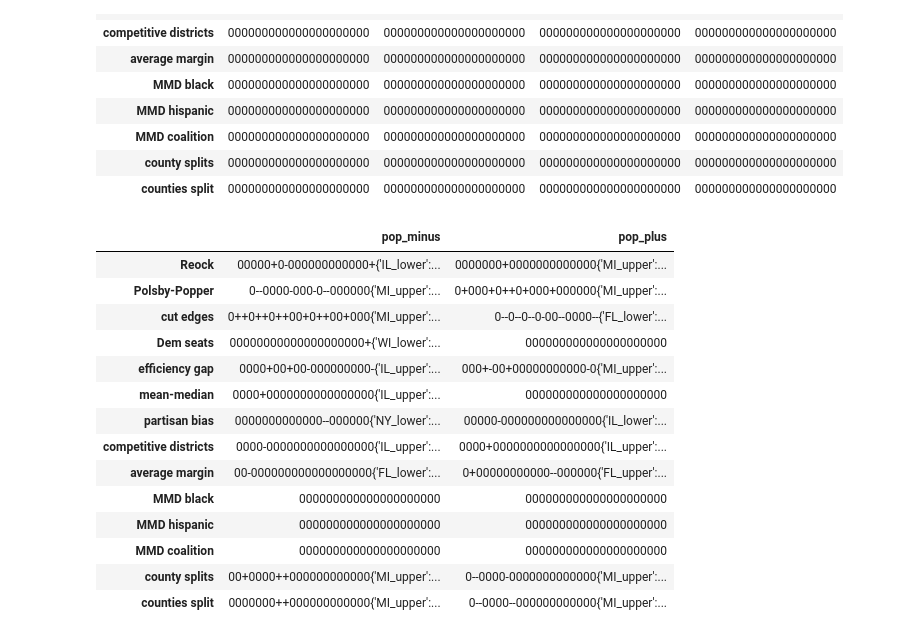
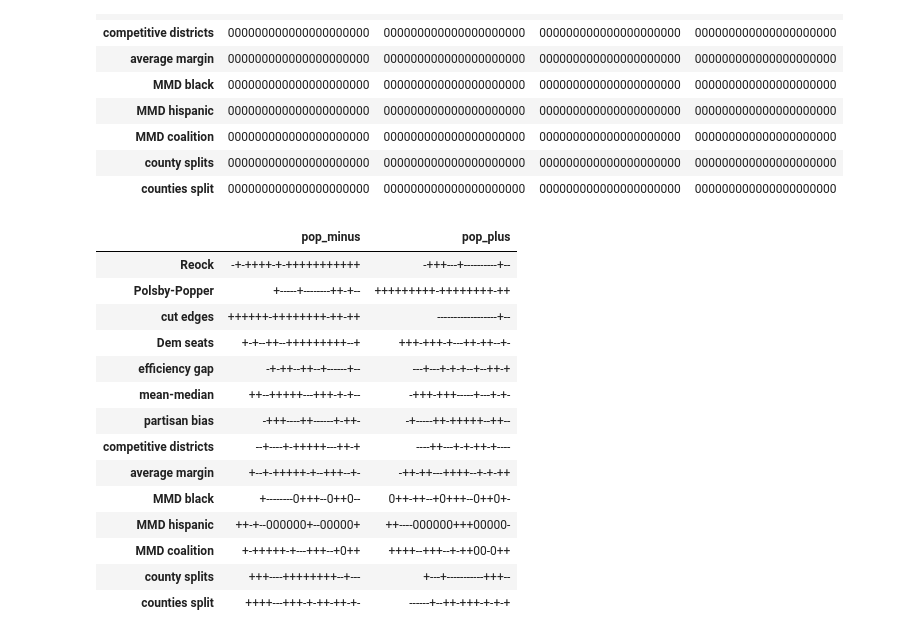
Before and after one commit to KrisTapp/Knobs, a Jupyter notebook: Compare ensembles.ipynb, the cells around one changed output. Cells and saved outputs as stored; diff of their text form; code cells hidden in the pictures.

```diff
--- a/Compare ensembles.ipynb
+++ b/Compare ensembles.ipynb
@@ -12,0 +26,6 @@ from knobs_functions import *
+# %%
+state = 'FL'
+chamber = 'congress'
+score = 'Polsby-Popper'
+my_ensemble_list = ['distpair_ust', 'distpair', 'ust', 'base0', 'county25', 'county50', 'county75', 'county100']
+kde_plot(state, chamber, my_ensemble_list, score, average_lines=False, filename='graphs/kde_plot.png')
@@ -20,7 +41,7 @@ KS_pvalue_dict = {}
 T_pvalue_dict = {}
 
 for state, chamber in state_chamber_list:
-    for score in primary_score_list + secondary_score_list:
+    for score in primary_score_list:
         a0 = fetch_score_array(state, chamber, 'base0', score)
         for ensemble in ['base1', 'base2', 'base3', 'base4'] + ensemble_list:
             a1 = fetch_score_array(state, chamber, ensemble, score)
@@ -119,0 +145,27 @@ ds2
+# %%
+# Add more dictionaries corresponding to the distance between orderd-seats plots.
+# Each dictionary will map (state, chamber, ensemble) to a measurement of closeness to the base0 ensemble.
+# The measurement is the (max/mean) over the ordered seats of the ks-distance for that seat between the base0 ensemble and the ensemble in question.
+# We consider ALL ordered seats or just the COMPEITIVE ones.
+
+OSP_all_max = {}
+OSP_all_mean = {}
+OSP_competitive_max = {}
+OPS_competitive_mean = {}
+
+for state, chamber in state_chamber_list:
+    X0 = fetch_score_array(state, chamber, 'base0', 'by_district')
+    for ensemble in ['base1', 'base2', 'base3', 'base4'] + ensemble_list:
+        X1 = fetch_score_array(state, chamber, ensemble, 'by_district')
+        num_seats = X0.shape[1]
+        ls = []
+        ls_comp = []
+        for i in range(num_seats):
+            closeness = ks_test(X1[:, i], X0[:, i])[0]
+            ls.append(closeness)
+            if abs(np.mean(X0[:, i]) - 0.5) < .05 or abs(np.mean(X1[:, i]) - 0.5) < .05:
+                ls_comp.append(closeness)
+        OSP_all_max[(state, chamber, ensemble)] = np.max(ls)
+        OSP_all_mean[(state, chamber, ensemble)] = np.mean(ls)
+        OSP_competitive_max[(state, chamber, ensemble)] = np.max(ls_comp)
+        OPS_competitive_mean[(state, chamber, ensemble)] = np.mean(ls_comp)
@@ -120,5 +274,5 @@ ds2
 # %%
-def make_table(my_score_list = primary_score_list, my_ensemble_list= ensemble_list, my_state_chamber_list=state_chamber_list,
+def significance_table(my_score_list = primary_score_list, my_ensemble_list= ensemble_list, my_state_chamber_list=state_chamber_list,
                based_on = 'ks_p', threshold = .001, display_extremes = True, transpose = True):
     """
     Create a dataframe whose columns are the scores and whose rows are the ensembles.
@@ -221,22 +375,22 @@ county_ensemble_list = ['county25', 'county50', 'county75', 'county100']
 pop_ensemble_list = ['pop_minus', 'pop_plus']
 recom_ensemble_list = ['distpair', 'ust', 'distpair_ust', 'reversible']
 # %%
-T = make_table(my_ensemble_list=pop_ensemble_list)
-#T.to_csv('pop_knob.csv')
+# use threshold = 1 to remove the 0 option (for checking consistency over the state-chamber pairs)
+T = significance_table(my_ensemble_list=pop_ensemble_list, based_on='t_p', threshold=1, display_extremes=False)
 T
 # %% [output]
 |  | pop_minus | pop_plus |
-| Reock | 00000+0-000000000000+{'IL_lower':... | 0000000+0000000000000{'MI_upper':... |
-| Polsby-Popper | 0--0000-000-0--000000{'MI_upper':... | 0+000+0++0+000+000000{'MI_upper':... |
-| cut edges | 0++0++0++00+0++00+000{'MI_upper':... | 0--0--0--0-00--0000--{'FL_lower':... |
-| Dem seats | 00000000000000000000+{'WI_lower':... | 000000000000000000000 |
-| efficiency gap | 0000+00+00-000000000-{'IL_upper':... | 000+-00+00000000000-0{'MI_upper':... |
-| mean-median | 0000+0000000000000000{'IL_upper':... | 000000000000000000000 |
-| partisan bias | 0000000000000--000000{'NY_lower':... | 00000-000000000000000{'IL_lower':... |
-| competitive districts | 0000-0000000000000000{'IL_upper':... | 0000+0000000000000000{'IL_upper':... |
-| average margin | 00-000000000000000000{'FL_lower':... | 0+00000000000--000000{'FL_upper':... |
-| MMD black | 000000000000000000000 | 000000000000000000000 |
-| MMD hispanic | 000000000000000000000 | 000000000000000000000 |
-| MMD coalition | 000000000000000000000 | 000000000000000000000 |
-| county splits | 00+0000++000000000000{'MI_upper':... | 0--0000-0000000000000{'MI_upper':... |
-| counties split | 0000000++000000000000{'MI_upper':... | 0--0000--000000000000{'MI_upper':... |
+| Reock | -+-++++-+-+++++++++++ | -+++---+----------+-- |
+| Polsby-Popper | +-----+--------++-+-- | +++++++++-++++++++-++ |
+| cut edges | ++++++-++++++++-++-++ | ------------------+-- |
+| Dem seats | +-+--++--+++++++++--+ | +++-+++-+---++-++--+- |
+| efficiency gap | -+-++--++--+------+-- | ---+---+-+-+--+--++-+ |
+| mean-median | ++--+++++---+++-+-+-- | -+++-+++-----+---+-+- |
+| partisan bias | -+++----++------+-++- | -+-----++-+++++--++-- |
+| competitive districts | --+----+-+++++---++-+ | ----++---+-+-++-+---- |
+| average margin | +--+-+++++-+--+++--+- | -++-++---++++--+-+-++ |
+| MMD black | +--------0+++--0++0-- | 0++-++--+0+++--0++0+- |
+| MMD hispanic | ++-+--000000+--00000+ | ++----000000+++00000- |
+| MMD coalition | +-+++++-+---+++--+0++ | ++++--+++--+-++00-0++ |
+| county splits | +++----++++++++--+--- | +---+-----------+++-- |
+| counties split | ++++---+++-+-++-++-+- | ------+--++-+++-+-+-+ |
```
Also changed, not shown: parts of 21 cells of this notebook, 27 other files.
